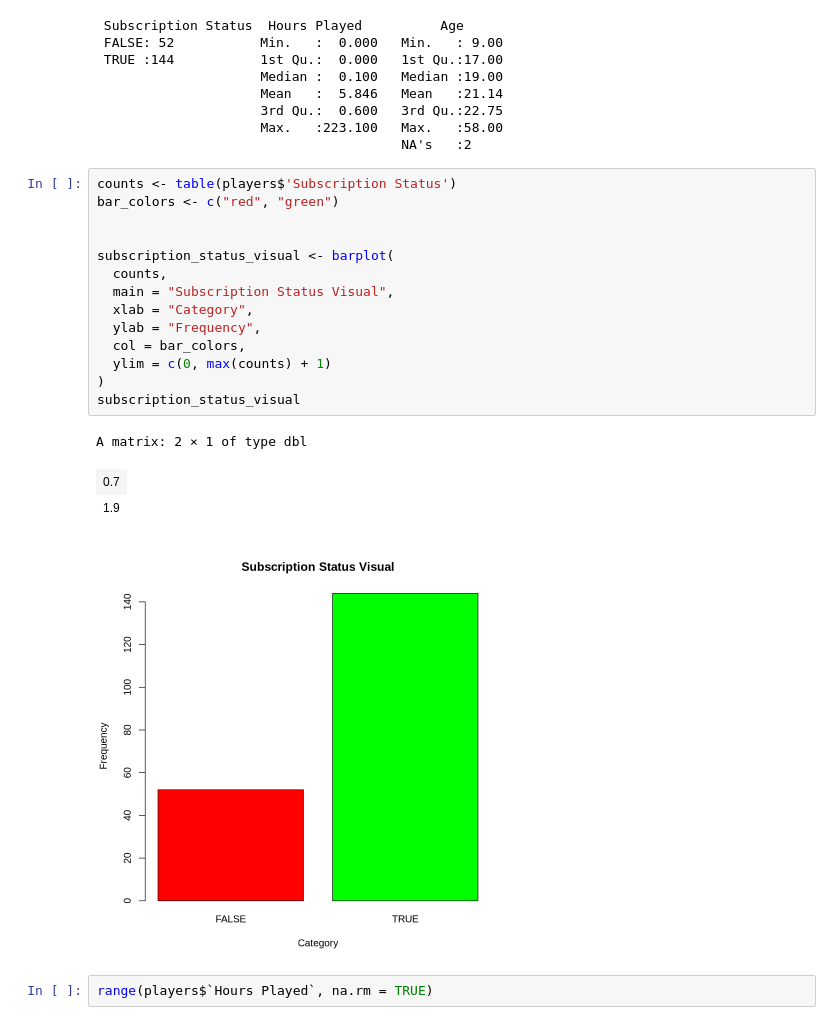
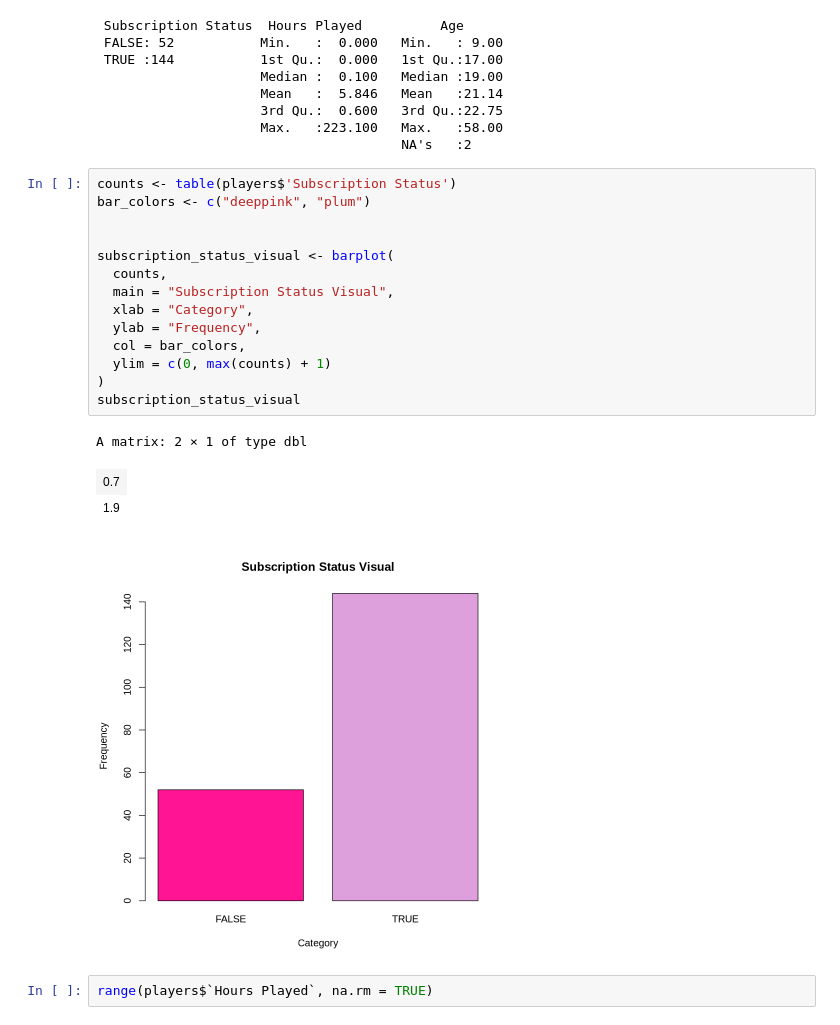
Before and after one commit to ilin27/dsci-100-group-project, a Jupyter notebook: final_project_report_group_7.ipynb, the cells around one changed output. Saved outputs shown, nothing was run; the diff lists cells and outputs as text.

Commit message:
Added graphs Ranens Part

```diff
--- a/final_project_report_group_7.ipynb
+++ b/final_project_report_group_7.ipynb
@@ -125,23 +125,23 @@ summary(players)
                                        NA's   :2
 # %%
 counts <- table(players$'Subscription Status')
-bar_colors <- c("red", "green")
+bar_colors <- c("deeppink", "plum")
 
 
 subscription_status_visual <- barplot(
   counts,
   main = "Subscription Status Visual",
   xlab = "Category",
   ylab = "Frequency",
   col = bar_colors,
   ylim = c(0, max(counts) + 1)
 )
 subscription_status_visual
 # %% [output]
 A matrix: 2 × 1 of type dbl
 | 0.7 |
 | 1.9 |
-[figure, old version]
+[figure, new version]
 # %%
 range(players$`Hours Played`, na.rm = TRUE)
 # %% [output]
```
